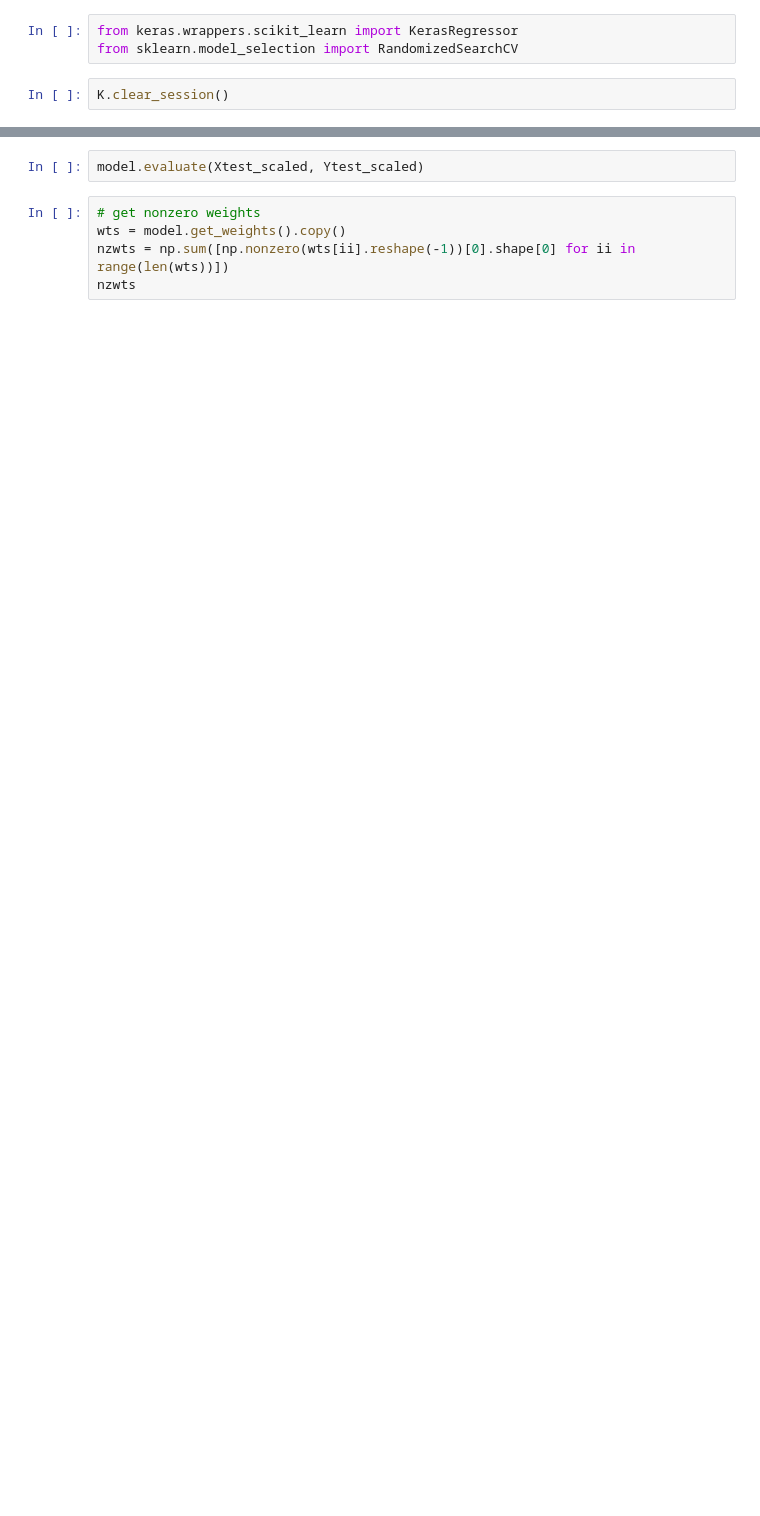
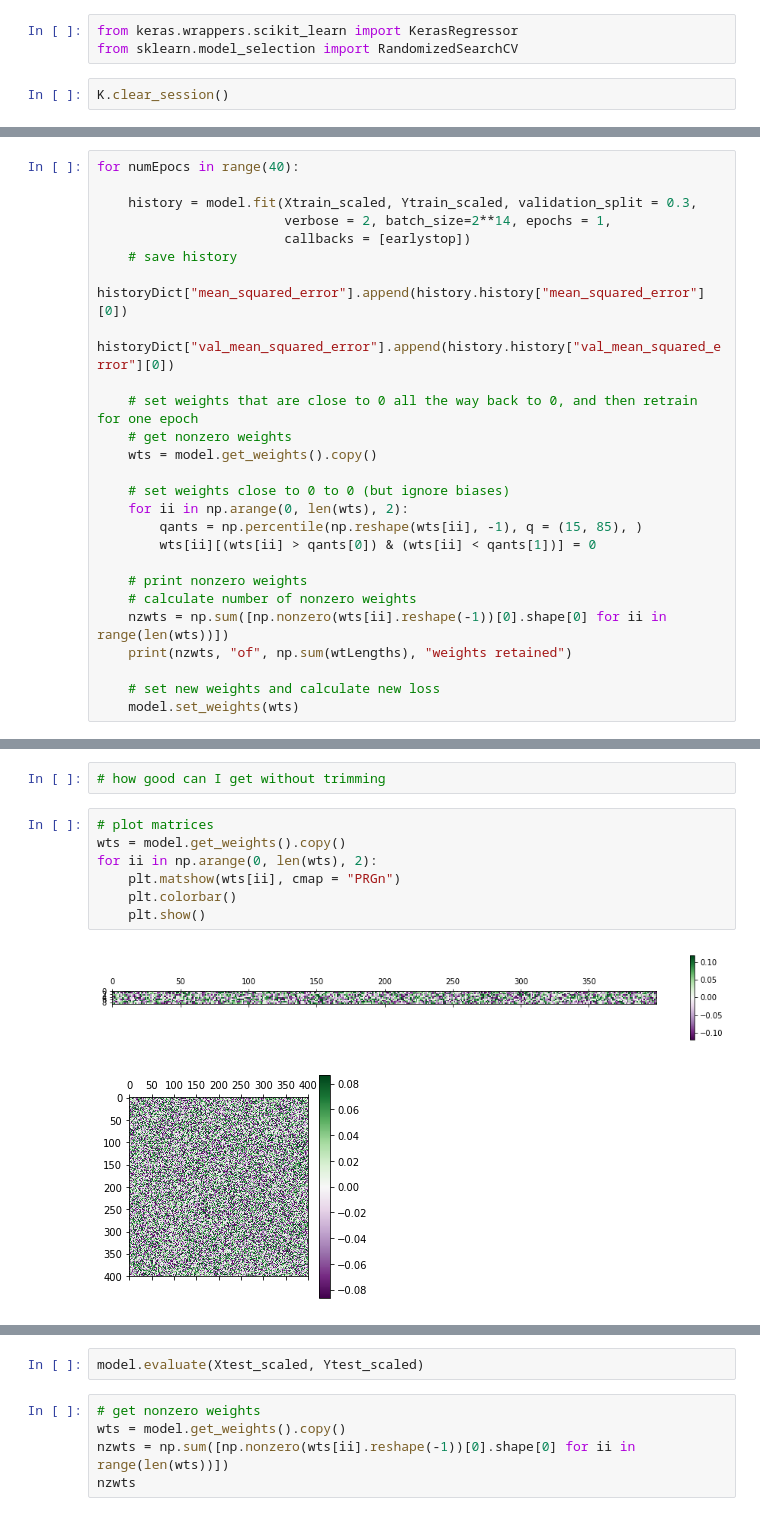
Before and after one commit to oliviatessa/MothMachineLearning, a Jupyter notebook: 010_TrainOnRandomICs.ipynb, the cells around one changed output, grey strips where cells are left out. Saved outputs shown, nothing was run; the diff lists cells and outputs as text; blank space fills up the shorter version.

```diff
--- a/010_TrainOnRandomICs.ipynb
+++ b/010_TrainOnRandomICs.ipynb
@@ -366,0 +471,26 @@ plot_model_history(history, saveFig=True)
+# %%
+for numEpocs in range(40):
+
+    history = model.fit(Xtrain_scaled, Ytrain_scaled, validation_split = 0.3,
+                        verbose = 2, batch_size=2**14, epochs = 1,
+                        callbacks = [earlystop])
+    # save history
+    historyDict["mean_squared_error"].append(history.history["mean_squared_error"][0])
+    historyDict["val_mean_squared_error"].append(history.history["val_mean_squared_error"][0])
+
+    # set weights that are close to 0 all the way back to 0, and then retrain for one epoch
+    # get nonzero weights
+    wts = model.get_weights().copy()
+
+    # set weights close to 0 to 0 (but ignore biases)
+    for ii in np.arange(0, len(wts), 2):
+        qants = np.percentile(np.reshape(wts[ii], -1), q = (15, 85), )
+        wts[ii][(wts[ii] > qants[0]) & (wts[ii] < qants[1])] = 0
+
+    # print nonzero weights
+    # calculate number of nonzero weights
+    nzwts = np.sum([np.nonzero(wts[ii].reshape(-1))[0].shape[0] for ii in range(len(wts))])
+    print(nzwts, "of", np.sum(wtLengths), "weights retained")
+
+    # set new weights and calculate new loss
+    model.set_weights(wts)
@@ -386,0 +539,12 @@ plot_model_history(history, saveFig=True)
+# %%
+# how good can I get without trimming
+# %%
+# plot matrices
+wts = model.get_weights().copy()
+for ii in np.arange(0, len(wts), 2):
+    plt.matshow(wts[ii], cmap = "PRGn")
+    plt.colorbar()
+    plt.show()
+# %% [output]
+[figure, added]
+[figure, added]
```
Also changed, not shown: parts of 67 cells of this notebook, 1 other file.
